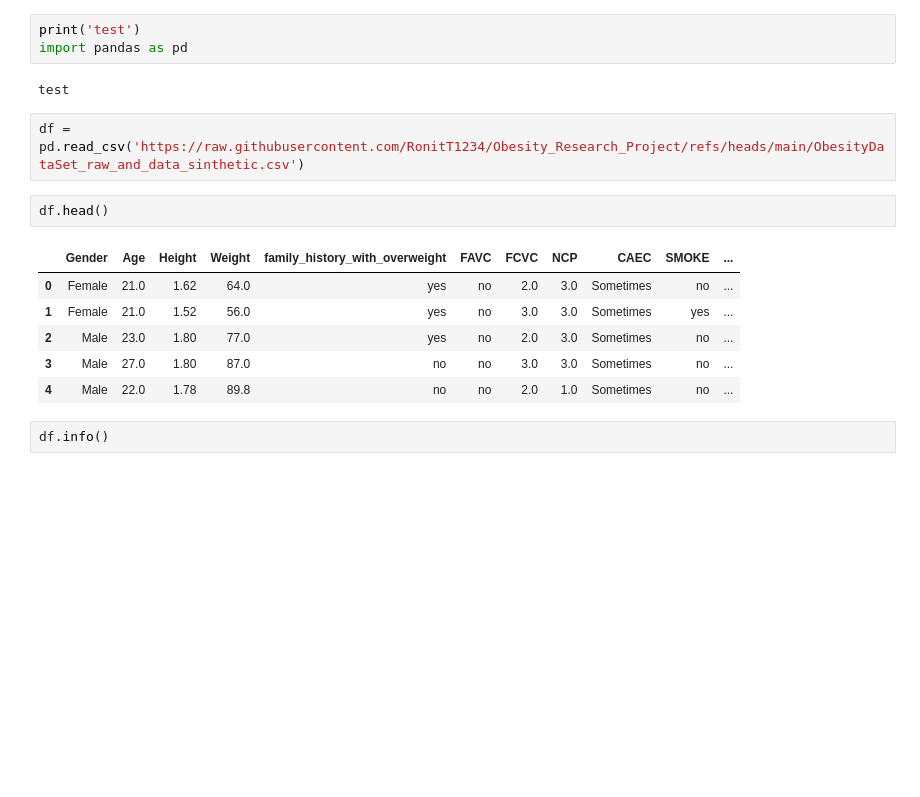
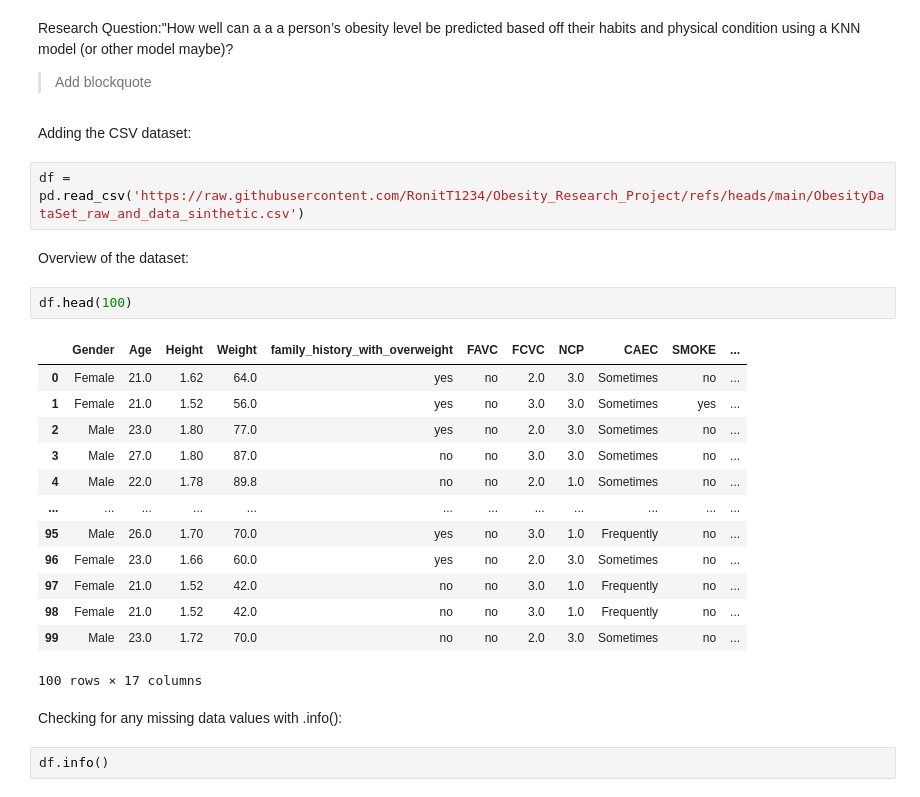
Before and after one commit to RonitT1234/Obesity_Research_Project, a Jupyter notebook: RonitResearchProject.ipynb, the cells around one changed output. Cells and saved outputs as stored; diff of their text form; blank space fills up the shorter version.

```diff
--- a/RonitResearchProject.ipynb
+++ b/RonitResearchProject.ipynb
@@ -1,21 +1,33 @@
 # %% [markdown]
 <a href="https://colab.research.google.com/github/RonitT1234/Obesity_Research_Project/blob/main/RonitResearchProject.ipynb" target="_parent"><img src="https://colab.research.google.com/assets/colab-badge.svg" alt="Open In Colab"/></a>
-# %%
-print('test')
-import pandas as pd
-# %% [output]
-test
+# %% [markdown]
+Research Question:"How well can a a a person’s obesity level be predicted based off their habits and physical condition using a KNN model (or other model maybe)?
+
+> Add blockquote
+# %% [markdown]
+Adding the CSV dataset:
 # %%
 df = pd.read_csv('https://raw.githubusercontent.com/RonitT1234/Obesity_Research_Project/refs/heads/main/ObesityDataSet_raw_and_data_sinthetic.csv')
+# %% [markdown]
+Overview of the dataset:
 # %%
-df.head()
+df.head(100)
 # %% [output]
 |  | Gender | Age | Height | Weight | family_history_with_overweight | FAVC | FCVC | NCP | CAEC | SMOKE | ... |
 | 0 | Female | 21.0 | 1.62 | 64.0 | yes | no | 2.0 | 3.0 | Sometimes | no | ... |
 | 1 | Female | 21.0 | 1.52 | 56.0 | yes | no | 3.0 | 3.0 | Sometimes | yes | ... |
 | 2 | Male | 23.0 | 1.80 | 77.0 | yes | no | 2.0 | 3.0 | Sometimes | no | ... |
 | 3 | Male | 27.0 | 1.80 | 87.0 | no | no | 3.0 | 3.0 | Sometimes | no | ... |
 | 4 | Male | 22.0 | 1.78 | 89.8 | no | no | 2.0 | 1.0 | Sometimes | no | ... |
+| ... | ... | ... | ... | ... | ... | ... | ... | ... | ... | ... | ... |
+| 95 | Male | 26.0 | 1.70 | 70.0 | yes | no | 3.0 | 1.0 | Frequently | no | ... |
+| 96 | Female | 23.0 | 1.66 | 60.0 | yes | no | 2.0 | 3.0 | Sometimes | no | ... |
+| 97 | Female | 21.0 | 1.52 | 42.0 | no | no | 3.0 | 1.0 | Frequently | no | ... |
+| 98 | Female | 21.0 | 1.52 | 42.0 | no | no | 3.0 | 1.0 | Frequently | no | ... |
+| 99 | Male | 23.0 | 1.72 | 70.0 | no | no | 2.0 | 3.0 | Sometimes | no | ... |
+100 rows × 17 columns
+# %% [markdown]
+Checking for any missing data values with .info():
 # %%
 df.info()
 # %% [output]
```
Also changed, not shown: parts of 4 cells of this notebook.
